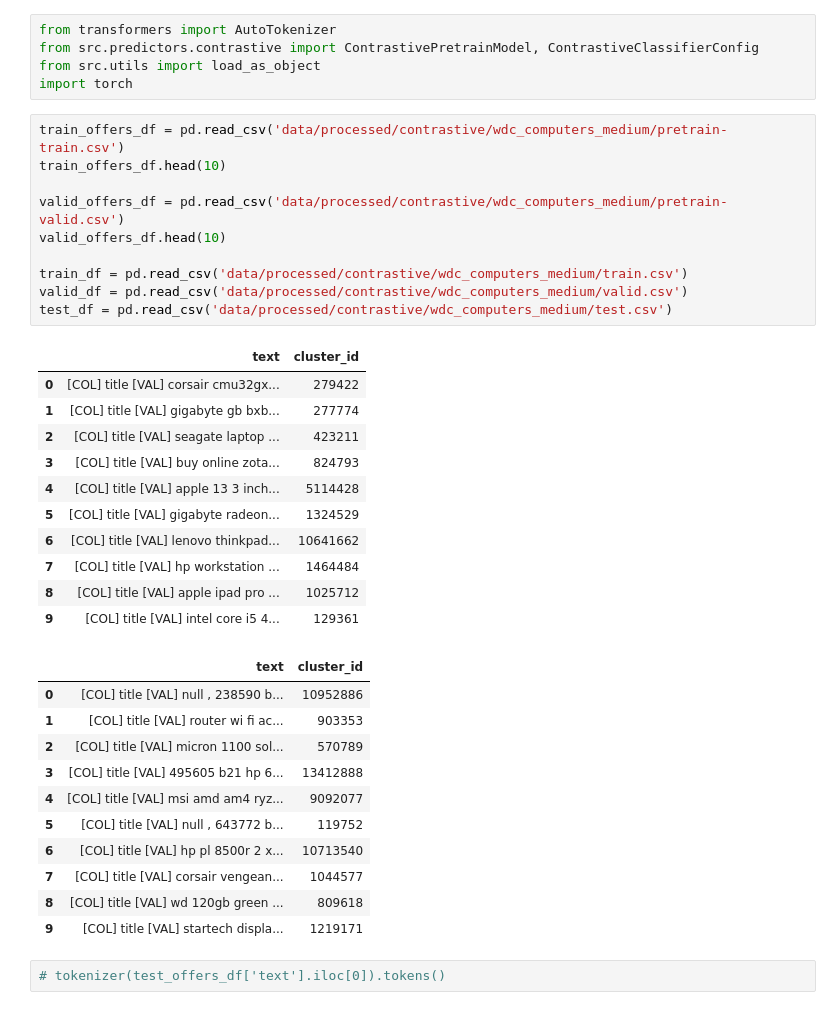
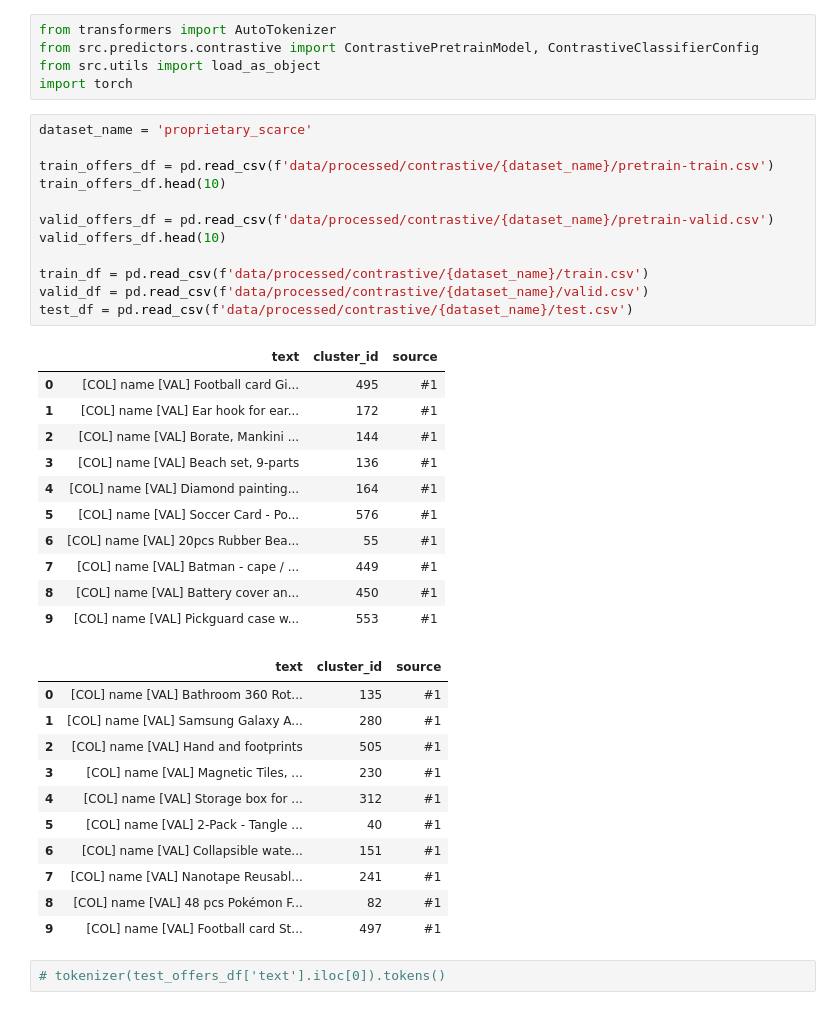
Before and after one commit to damianr13/master-thesis-kth, a Jupyter notebook: notebooks/visualizations.ipynb, the cells around one changed output. Cells and saved outputs as stored; diff of their text form.

Commit message:
Prepared to re-run proprietary scarce experiments

```diff
--- a/notebooks/visualizations.ipynb
+++ b/notebooks/visualizations.ipynb
@@ -12,38 +12,40 @@ from src.predictors.contrastive import ContrastivePretrainModel, ContrastiveClas
 from src.utils import load_as_object
 import torch
 # %%
-train_offers_df = pd.read_csv('data/processed/contrastive/wdc_computers_medium/pretrain-train.csv')
+dataset_name = 'proprietary_scarce'
+
+train_offers_df = pd.read_csv(f'data/processed/contrastive/{dataset_name}/pretrain-train.csv')
 train_offers_df.head(10)
 
-valid_offers_df = pd.read_csv('data/processed/contrastive/wdc_computers_medium/pretrain-valid.csv')
+valid_offers_df = pd.read_csv(f'data/processed/contrastive/{dataset_name}/pretrain-valid.csv')
 valid_offers_df.head(10)
 
-train_df = pd.read_csv('data/processed/contrastive/wdc_computers_medium/train.csv')
-valid_df = pd.read_csv('data/processed/contrastive/wdc_computers_medium/valid.csv')
-test_df = pd.read_csv('data/processed/contrastive/wdc_computers_medium/test.csv')
+train_df = pd.read_csv(f'data/processed/contrastive/{dataset_name}/train.csv')
+valid_df = pd.read_csv(f'data/processed/contrastive/{dataset_name}/valid.csv')
+test_df = pd.read_csv(f'data/processed/contrastive/{dataset_name}/test.csv')
 # %% [output]
-|  | text | cluster_id |
-| 0 | [COL] title [VAL] corsair cmu32gx... | 279422 |
-| 1 | [COL] title [VAL] gigabyte gb bxb... | 277774 |
-| 2 | [COL] title [VAL] seagate laptop ... | 423211 |
-| 3 | [COL] title [VAL] buy online zota... | 824793 |
-| 4 | [COL] title [VAL] apple 13 3 inch... | 5114428 |
-| 5 | [COL] title [VAL] gigabyte radeon... | 1324529 |
-| 6 | [COL] title [VAL] lenovo thinkpad... | 10641662 |
-| 7 | [COL] title [VAL] hp workstation ... | 1464484 |
-| 8 | [COL] title [VAL] apple ipad pro ... | 1025712 |
-| 9 | [COL] title [VAL] intel core i5 4... | 129361 |
+|  | text | cluster_id | source |
+| 0 | [COL] name [VAL] Football card Gi... | 495 | #1 |
+| 1 | [COL] name [VAL] Ear hook for ear... | 172 | #1 |
+| 2 | [COL] name [VAL] Borate, Mankini ... | 144 | #1 |
+| 3 | [COL] name [VAL] Beach set, 9-parts | 136 | #1 |
+| 4 | [COL] name [VAL] Diamond painting... | 164 | #1 |
+| 5 | [COL] name [VAL] Soccer Card - Po... | 576 | #1 |
+| 6 | [COL] name [VAL] 20pcs Rubber Bea... | 55 | #1 |
+| 7 | [COL] name [VAL] Batman - cape / ... | 449 | #1 |
+| 8 | [COL] name [VAL] Battery cover an... | 450 | #1 |
+| 9 | [COL] name [VAL] Pickguard case w... | 553 | #1 |
-|  | text | cluster_id |
-| 0 | [COL] title [VAL] null , 238590 b... | 10952886 |
-| 1 | [COL] title [VAL] router wi fi ac... | 903353 |
-| 2 | [COL] title [VAL] micron 1100 sol... | 570789 |
-| 3 | [COL] title [VAL] 495605 b21 hp 6... | 13412888 |
-| 4 | [COL] title [VAL] msi amd am4 ryz... | 9092077 |
-| 5 | [COL] title [VAL] null , 643772 b... | 119752 |
-| 6 | [COL] title [VAL] hp pl 8500r 2 x... | 10713540 |
-| 7 | [COL] title [VAL] corsair vengean... | 1044577 |
-| 8 | [COL] title [VAL] wd 120gb green ... | 809618 |
-| 9 | [COL] title [VAL] startech displa... | 1219171 |
+|  | text | cluster_id | source |
+| 0 | [COL] name [VAL] Bathroom 360 Rot... | 135 | #1 |
+| 1 | [COL] name [VAL] Samsung Galaxy A... | 280 | #1 |
+| 2 | [COL] name [VAL] Hand and footprints | 505 | #1 |
+| 3 | [COL] name [VAL] Magnetic Tiles, ... | 230 | #1 |
+| 4 | [COL] name [VAL] Storage box for ... | 312 | #1 |
+| 5 | [COL] name [VAL] 2-Pack - Tangle ... | 40 | #1 |
+| 6 | [COL] name [VAL] Collapsible wate... | 151 | #1 |
+| 7 | [COL] name [VAL] Nanotape Reusabl... | 241 | #1 |
+| 8 | [COL] name [VAL] 48 pcs Pokémon F... | 82 | #1 |
+| 9 | [COL] name [VAL] Football card St... | 497 | #1 |
 # %%
 # tokenizer(test_offers_df['text'].iloc[0]).tokens()
 # %%
```
Also changed, not shown: parts of 4 cells of this notebook, 4 other files.
